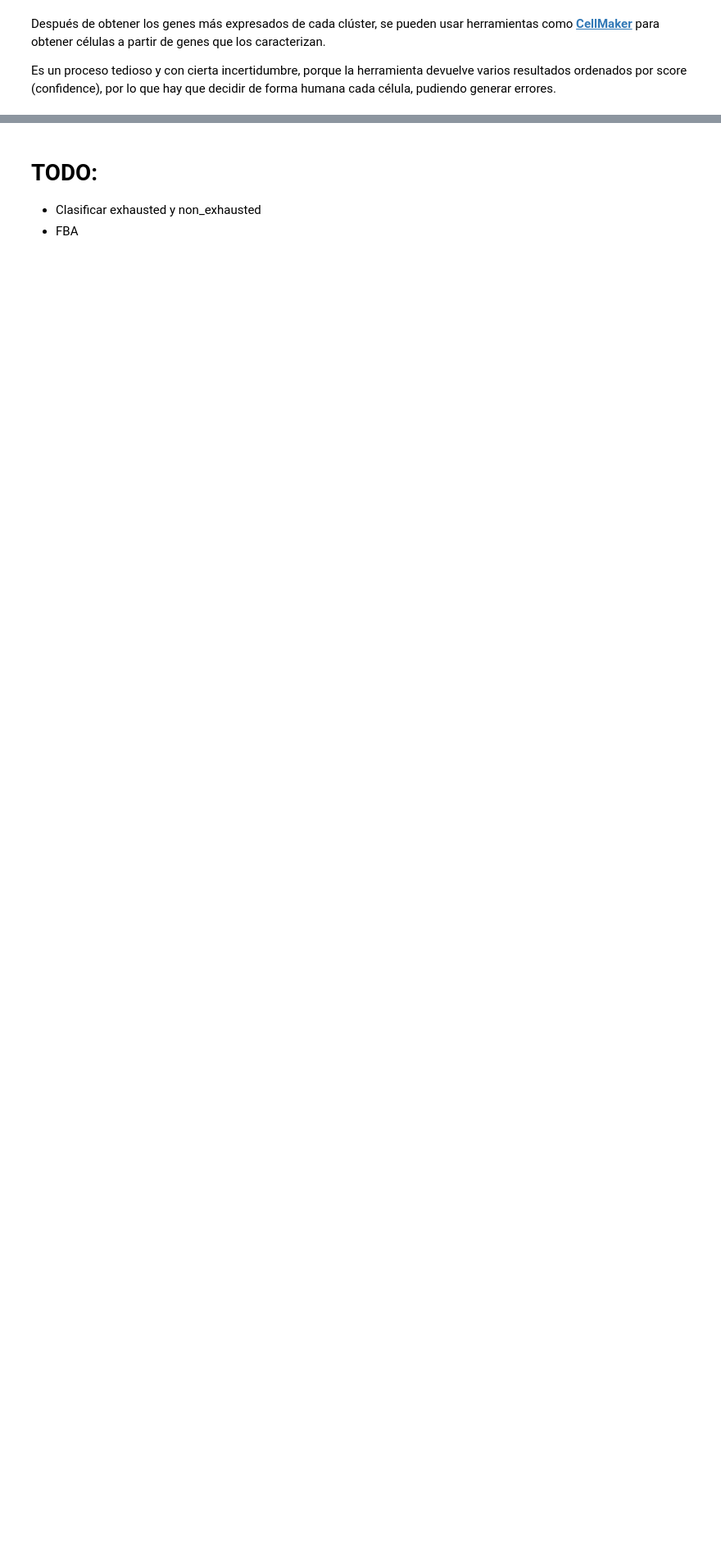
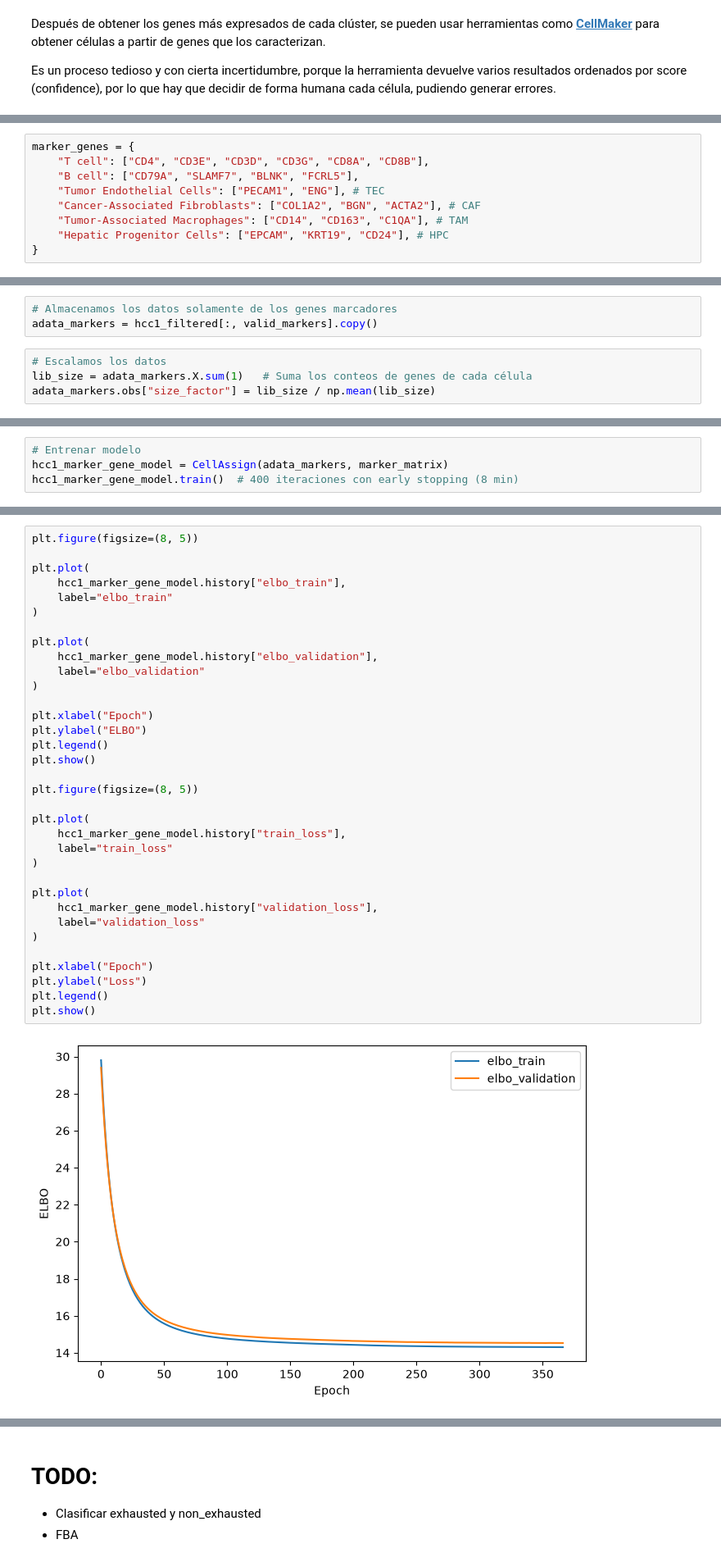
Before and after one commit to YeJhao/tfg, a Jupyter notebook: GSM5076749_HCC1.ipynb, the cells around one changed output, grey strips where cells are left out. Shown at 82% size. Cells and saved outputs as stored; diff of their text form; blank space fills up the shorter version.

Commit message:
Annotation with CellAssign, still need to polish some parts

```diff
--- a/GSM5076749_HCC1.ipynb
+++ b/GSM5076749_HCC1.ipynb
@@ -658,0 +670,9 @@ Puede que sea necesario poner más genes porque no soy biólogo
+# %%
+marker_genes = {
+    "T cell": ["CD4", "CD3E", "CD3D", "CD3G", "CD8A", "CD8B"],
+    "B cell": ["CD79A", "SLAMF7", "BLNK", "FCRL5"],
+    "Tumor Endothelial Cells": ["PECAM1", "ENG"], # TEC
+    "Cancer-Associated Fibroblasts": ["COL1A2", "BGN", "ACTA2"], # CAF
+    "Tumor-Associated Macrophages": ["CD14", "CD163", "C1QA"], # TAM
+    "Hepatic Progenitor Cells": ["EPCAM", "KRT19", "CD24"], # HPC
+}
@@ -658,0 +727,7 @@ Puede que sea necesario poner más genes porque no soy biólogo
+# %%
+# Almacenamos los datos solamente de los genes marcadores
+adata_markers = hcc1_filtered[:, valid_markers].copy()
+# %%
+# Escalamos los datos
+lib_size = adata_markers.X.sum(1)   # Suma los conteos de genes de cada célula
+adata_markers.obs["size_factor"] = lib_size / np.mean(lib_size)
@@ -658,0 +736,4 @@ Puede que sea necesario poner más genes porque no soy biólogo
+# %%
+# Entrenar modelo
+hcc1_marker_gene_model = CellAssign(adata_markers, marker_matrix)
+hcc1_marker_gene_model.train()  # 400 iteraciones con early stopping (8 min)
@@ -658,0 +748,36 @@ Puede que sea necesario poner más genes porque no soy biólogo
+# %%
+plt.figure(figsize=(8, 5))
+
+plt.plot(
+    hcc1_marker_gene_model.history["elbo_train"],
+    label="elbo_train"
+)
+
+plt.plot(
+    hcc1_marker_gene_model.history["elbo_validation"],
+    label="elbo_validation"
+)
+
+plt.xlabel("Epoch")
+plt.ylabel("ELBO")
+plt.legend()
+plt.show()
+
+plt.figure(figsize=(8, 5))
+
+plt.plot(
+    hcc1_marker_gene_model.history["train_loss"],
+    label="train_loss"
+)
+
+plt.plot(
+    hcc1_marker_gene_model.history["validation_loss"],
+    label="validation_loss"
+)
+
+plt.xlabel("Epoch")
+plt.ylabel("Loss")
+plt.legend()
+plt.show()
+# %% [output]
+[figure, added]
```
Also changed, not shown: parts of 23 cells of this notebook.
